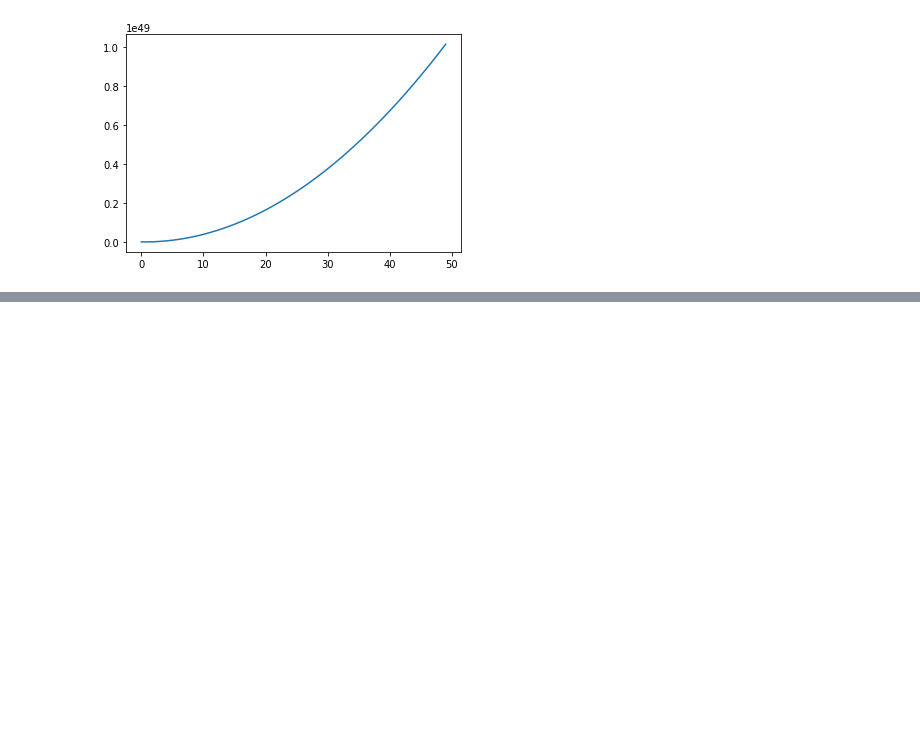
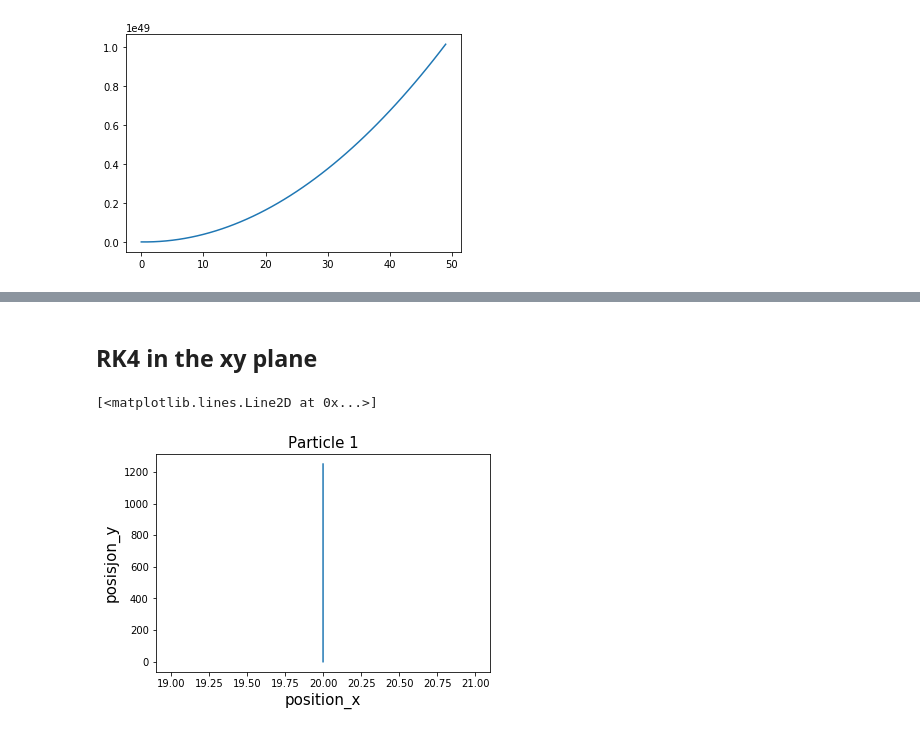
Before and after one commit to moaemilie/Project3_FYS4150, a Jupyter notebook: Task8.ipynb, the cells around one changed output, grey strips where cells are left out. Cells and saved outputs as stored; diff of their text form; code cells hidden in the pictures; blank space fills up the shorter version.

```diff
--- a/Task8.ipynb
+++ b/Task8.ipynb
@@ -128,0 +161,27 @@ plt.plot(y_eul)
+# %% [markdown]
+## RK4 in the xy plane
+# %%
+import matplotlib.pyplot as plt
+
+x_eul1 = []
+x_eul2 = []
+for line in open('Particle_x_RK4.txt', 'r'):
+    lines = [i for i in line.split()]
+    x_eul1.append(float(lines[0]))
+    x_eul2.append(float(lines[1]))
+
+y_eul1 = []
+y_eul2 = []
+for line in open('Particle_y_RK4.txt', 'r'):
+    lines = [i for i in line.split()]
+    y_eul1.append(float(lines[0]))
+    y_eul2.append(float(lines[1]))
+
+fig = plt.figure()
+plt.title('Particle 1', fontsize=15)
+plt.xlabel('position_x', fontsize=15)
+plt.ylabel('posisjon_y', fontsize=15)
+plt.plot(x_eul1, y_eul1)
+# %% [output]
+[<matplotlib.lines.Line2D at 0x...>]
+[figure, added]
```
Also changed, not shown: parts of 12 cells of this notebook, 11 other files.
